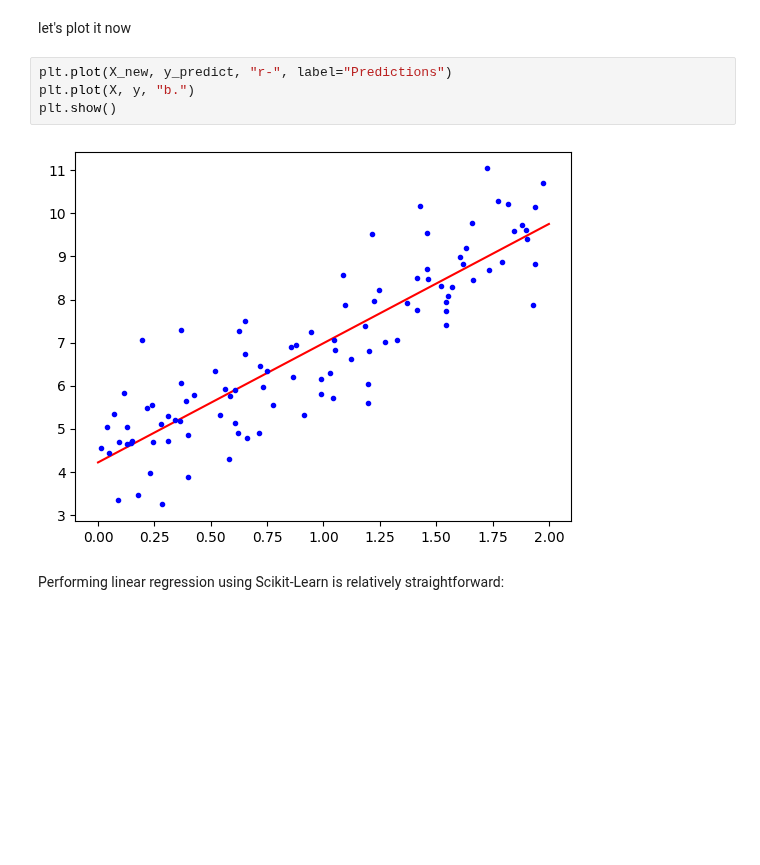
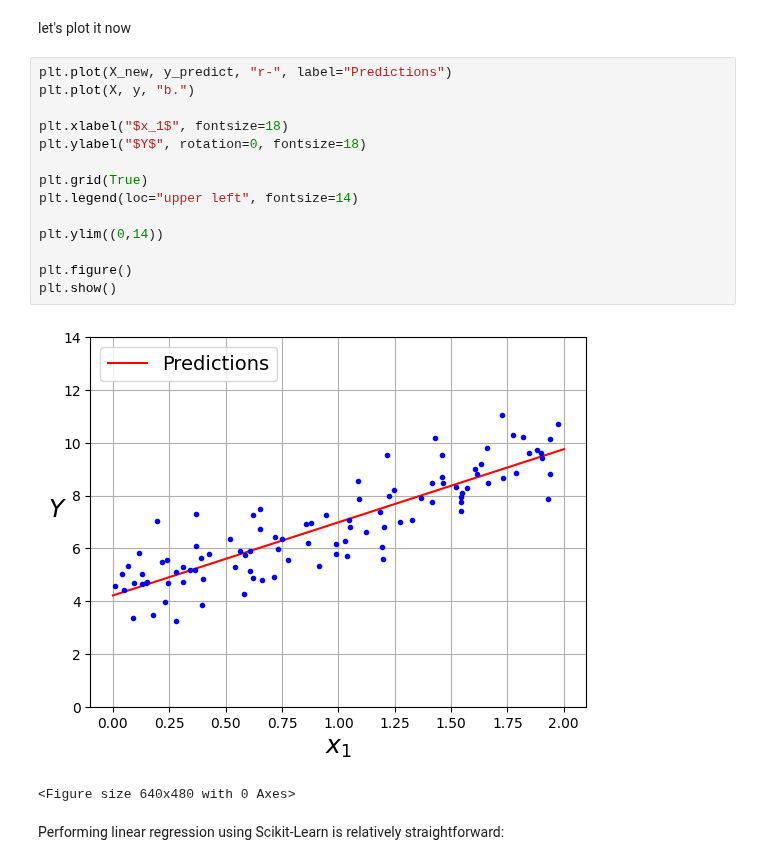
Before and after one commit to Chamiln17/Machine-Learning-Projects, a Jupyter notebook: 3-Traning_Algorithms.ipynb, the cells around one changed output. Cells and saved outputs as stored; diff of their text form; blank space fills up the shorter version.

Commit message:
added more deatils to the plot

```diff
--- a/3-Traning_Algorithms.ipynb
+++ b/3-Traning_Algorithms.ipynb
@@ -51,9 +56,20 @@ let's plot it now
 # %%
 plt.plot(X_new, y_predict, "r-", label="Predictions")
 plt.plot(X, y, "b.")
+
+plt.xlabel("$x_1$", fontsize=18)
+plt.ylabel("$Y$", rotation=0, fontsize=18)
+
+plt.grid(True)
+plt.legend(loc="upper left", fontsize=14)
+
+plt.ylim((0,14))
+
+plt.figure()
 plt.show()
 # %% [output]
-[figure, old version]
+[figure, new version]
+<Figure size 640x480 with 0 Axes>
 # %% [markdown]
 Performing linear regression using Scikit-Learn is relatively straightforward:
 # %%
```
Also changed, not shown: parts of 8 cells of this notebook.
